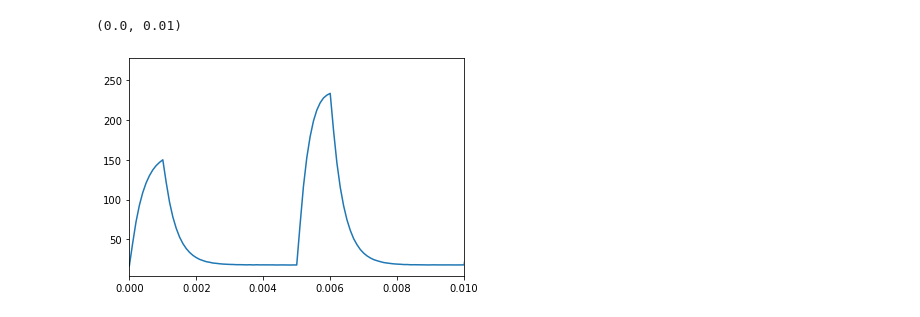
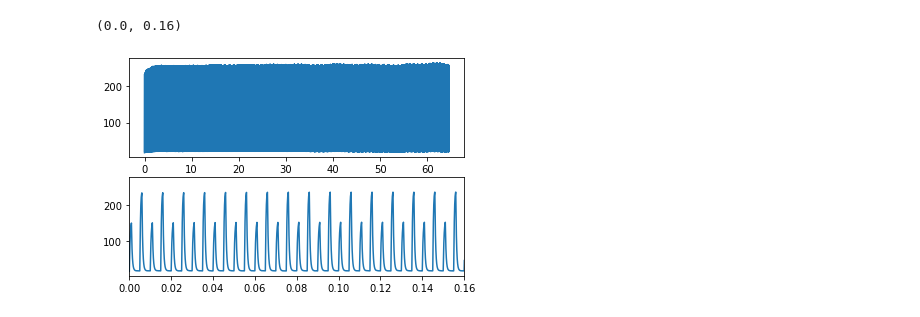
Before and after one commit to Zehao-x/diabetes_classification, a Jupyter notebook: project1.ipynb, the cells around one changed output. Cells and saved outputs as stored; diff of their text form; code cells hidden in the pictures.

```diff
--- a/project1.ipynb
+++ b/project1.ipynb
@@ -9,8 +9,11 @@ pv = data[1].to_numpy()
 T = data[0][1] - data[0][0]
 timestamp = np.arange(start = 0, stop = len(pv)*T, step = T)
 # %%
-plt.plot(timestamp,pv)
-plt.xlim(0, 100*T)
+ax1 = plt.subplot(211)
+ax2 = plt.subplot(212)
+ax1.plot(timestamp,pv)
+ax2.plot(timestamp,pv)
+ax2.set_xlim(0, 1600*T)
 # %% [output]
-(0.0, 0.01)
+(0.0, 0.16)
-[figure, old version]
+[figure, new version]
```
Also changed, not shown: parts of 2 cells of this notebook.
